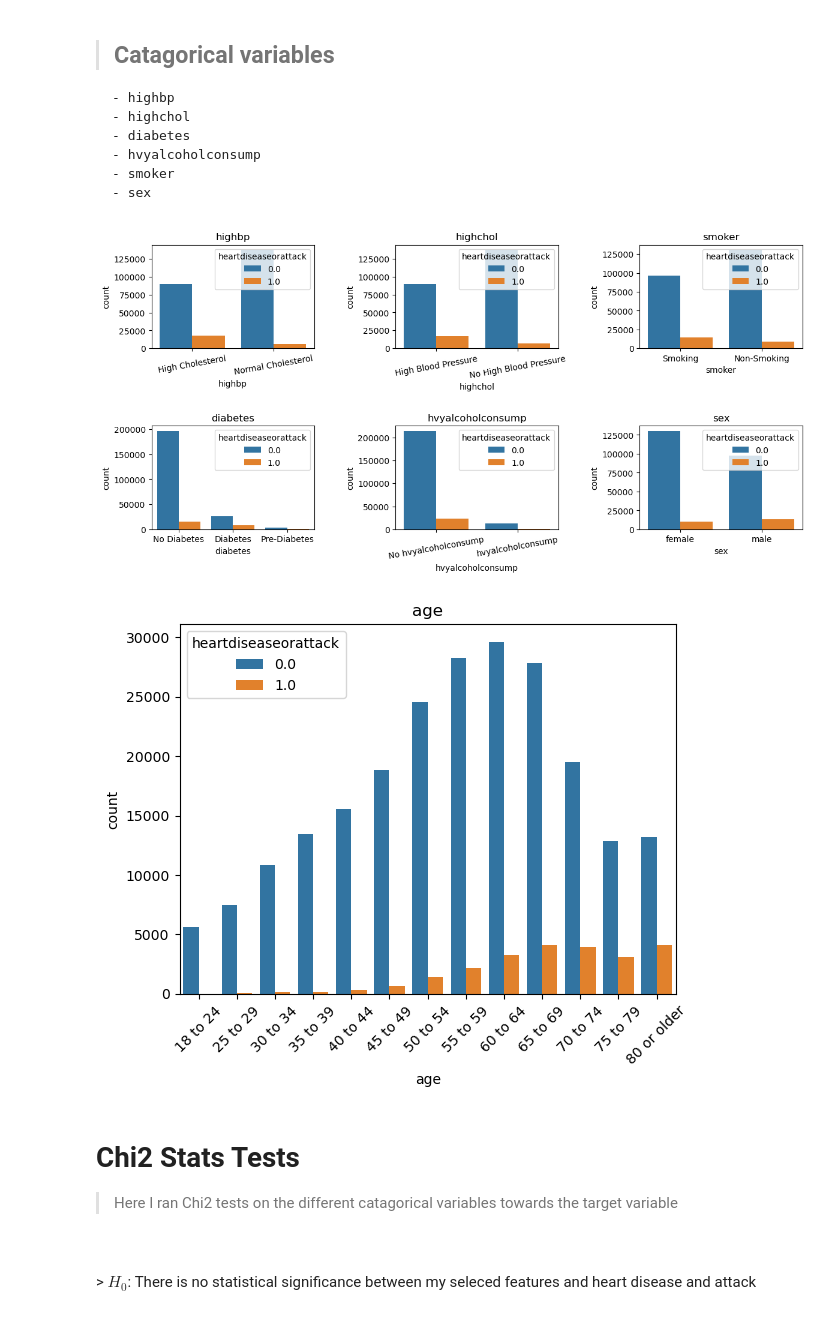
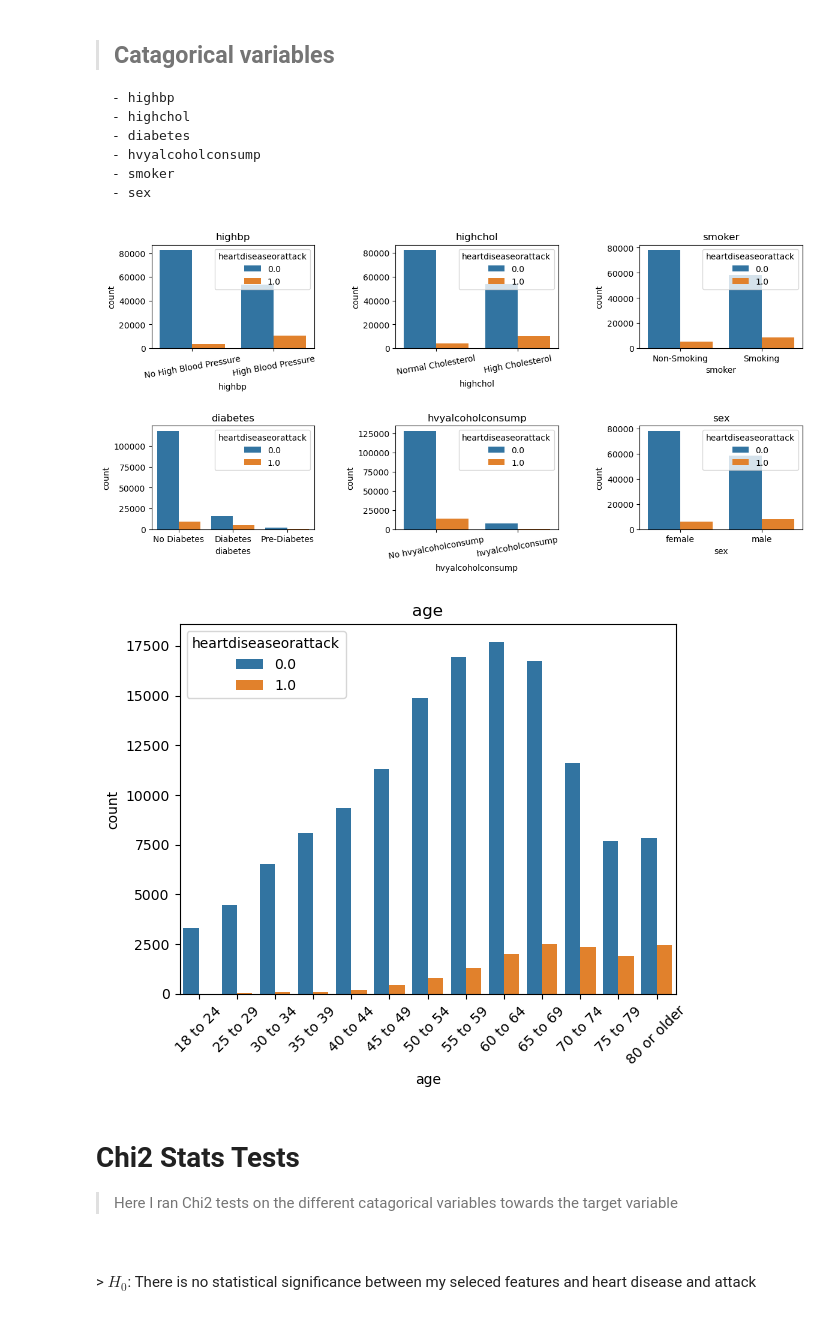
Before and after one commit to Divante222/individual_project, a Jupyter notebook: final_report.ipynb, the cells around one changed output. Cells and saved outputs as stored; diff of their text form; code cells hidden in the pictures.

```diff
--- a/final_report.ipynb
+++ b/final_report.ipynb
@@ -90,13 +80,15 @@ wrangle.univariate_visual(df)
     - smoker
     - sex
 # %%
-wrangle.bivariate_catagorical(df, the_list)
+# creates the subplot of countplots
+wrangle.bivariate_catagorical(train, the_list)
 # %% [output]
-[figure, old version]
+[figure, new version]
 # %%
-wrangle.age_visual(df, the_age)
+# creates the countplot for age
+wrangle.age_visual(train, the_age)
 # %% [output]
-[figure, old version]
+[figure, new version]
 # %% [markdown]
 # Chi2 Stats Tests
 
```
Also changed, not shown: parts of 18 cells of this notebook, 1 other file.
